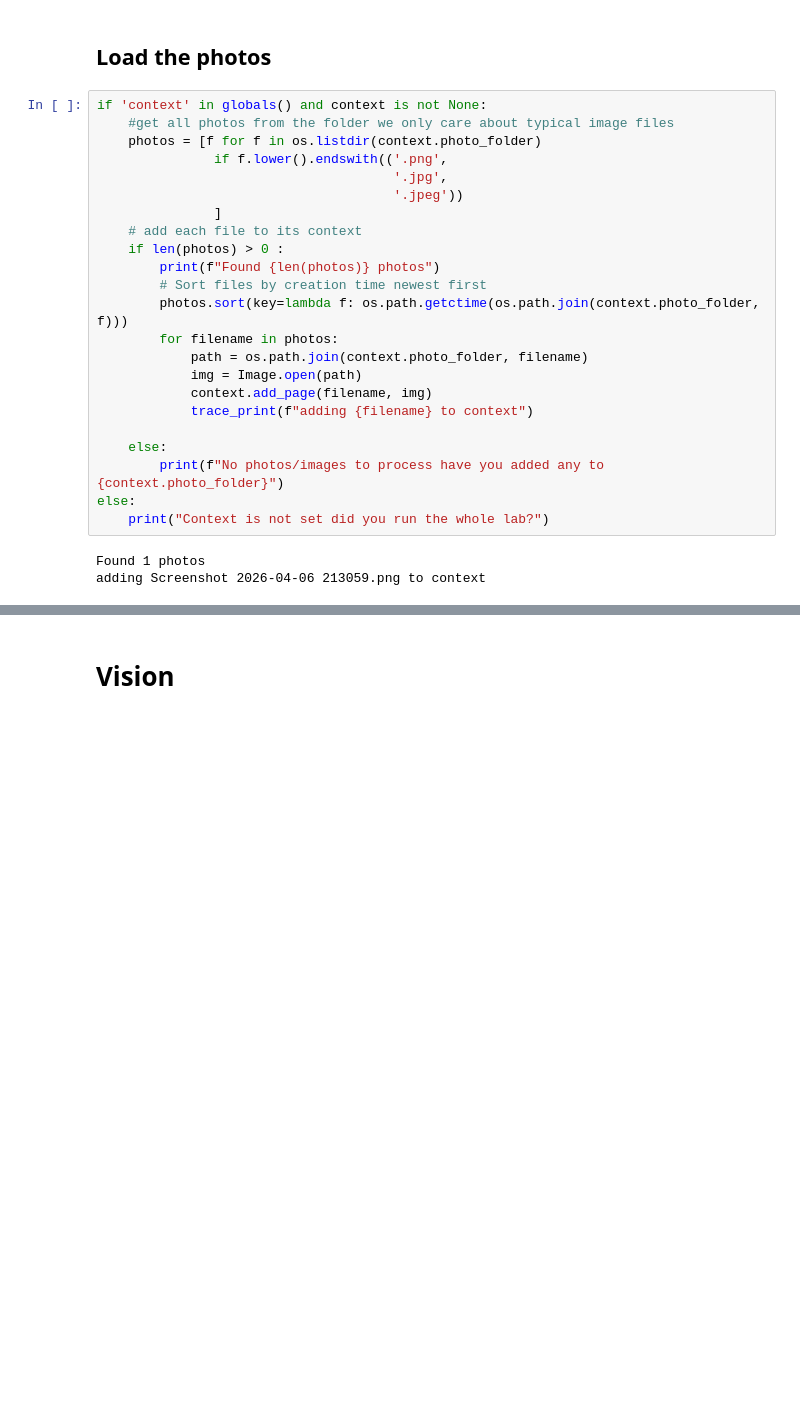
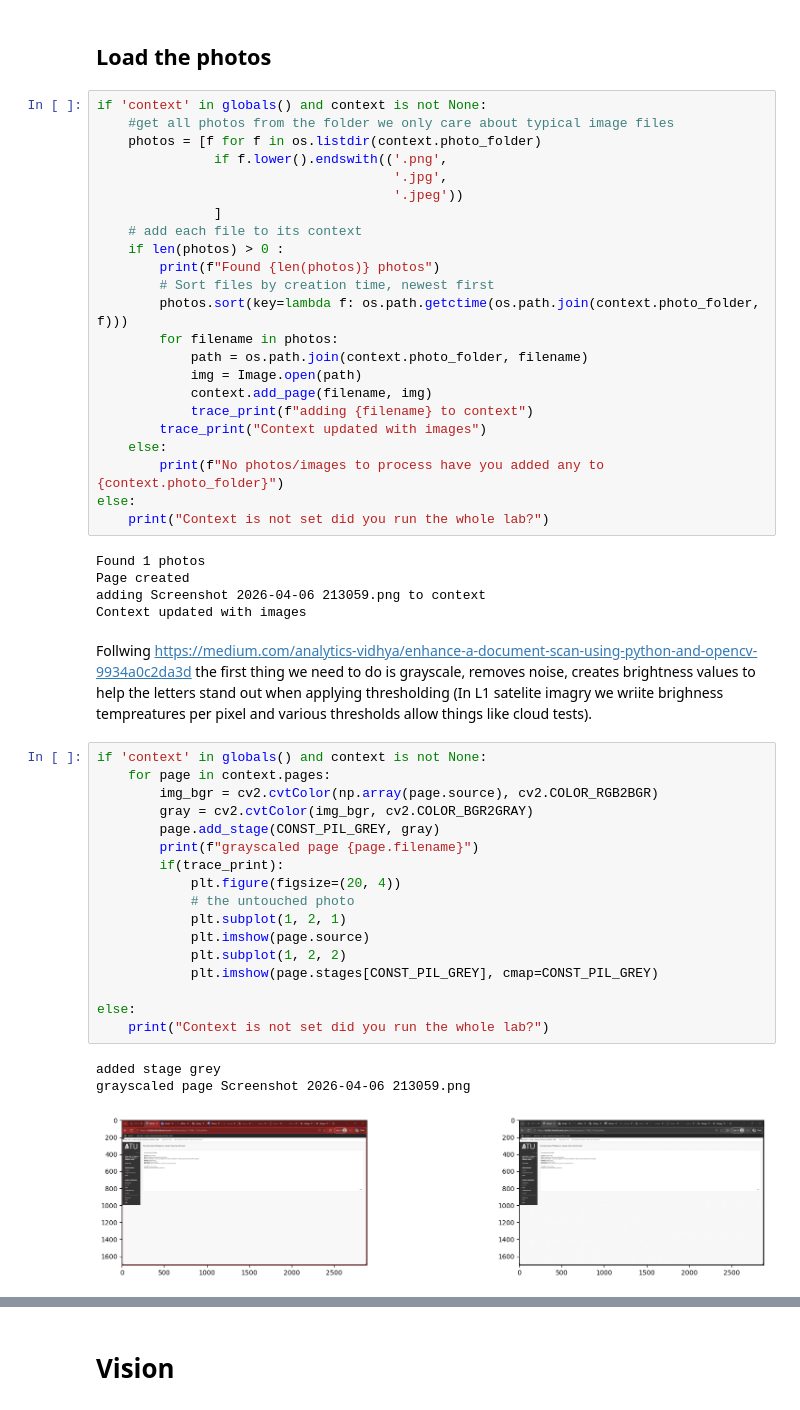
Before and after one commit to ATU-BDAAI/ca2-assignment-stevejamesaddress-png, a Jupyter notebook: CA2_Template.ipynb, the cells around one changed output, grey strips where cells are left out. Drawn from its saved outputs; the diff is of its cells as text; blank space fills up the shorter version.

Commit message:
Update contex added page class, introduced greyscaling preprocessing

```diff
--- a/CA2_Template.ipynb
+++ b/CA2_Template.ipynb
@@ -129,19 +157,44 @@ if 'context' in globals() and context is not None:
     # add each file to its context
     if len(photos) > 0 :
         print(f"Found {len(photos)} photos")
-        # Sort files by creation time newest first
+        # Sort files by creation time, newest first
         photos.sort(key=lambda f: os.path.getctime(os.path.join(context.photo_folder, f)))
         for filename in photos:
             path = os.path.join(context.photo_folder, filename)
             img = Image.open(path)
             context.add_page(filename, img)
             trace_print(f"adding {filename} to context")
-
+        trace_print("Context updated with images")
     else:
         print(f"No photos/images to process have you added any to {context.photo_folder}")
 else:
     print("Context is not set did you run the whole lab?")
 # %% [output]
 Found 1 photos
+Page created
 adding Screenshot 2026-04-06 213059.png to context
+Context updated with images
+# %% [markdown]
+Follwing https://medium.com/analytics-vidhya/enhance-a-document-scan-using-python-and-opencv-9934a0c2da3d the first thing we need to do is grayscale, removes noise, creates brightness values to help the letters stand out when applying thresholding (In L1 satelite imagry we wriite brighness tempreatures per pixel and various thresholds allow things like cloud tests).
+# %%
+if 'context' in globals() and context is not None:
+    for page in context.pages:
+        img_bgr = cv2.cvtColor(np.array(page.source), cv2.COLOR_RGB2BGR)
+        gray = cv2.cvtColor(img_bgr, cv2.COLOR_BGR2GRAY)
+        page.add_stage(CONST_PIL_GREY, gray)
+        print(f"grayscaled page {page.filename}")
+        if(trace_print):
+            plt.figure(figsize=(20, 4))
+            # the untouched photo
+            plt.subplot(1, 2, 1)
+            plt.imshow(page.source)
+            plt.subplot(1, 2, 2)
+            plt.imshow(page.stages[CONST_PIL_GREY], cmap=CONST_PIL_GREY)
+
+else:
+    print("Context is not set did you run the whole lab?")
+# %% [output]
+added stage grey
+grayscaled page Screenshot 2026-04-06 213059.png
+[figure, added]
 # %%
```
Also changed, not shown: parts of 4 cells of this notebook.
